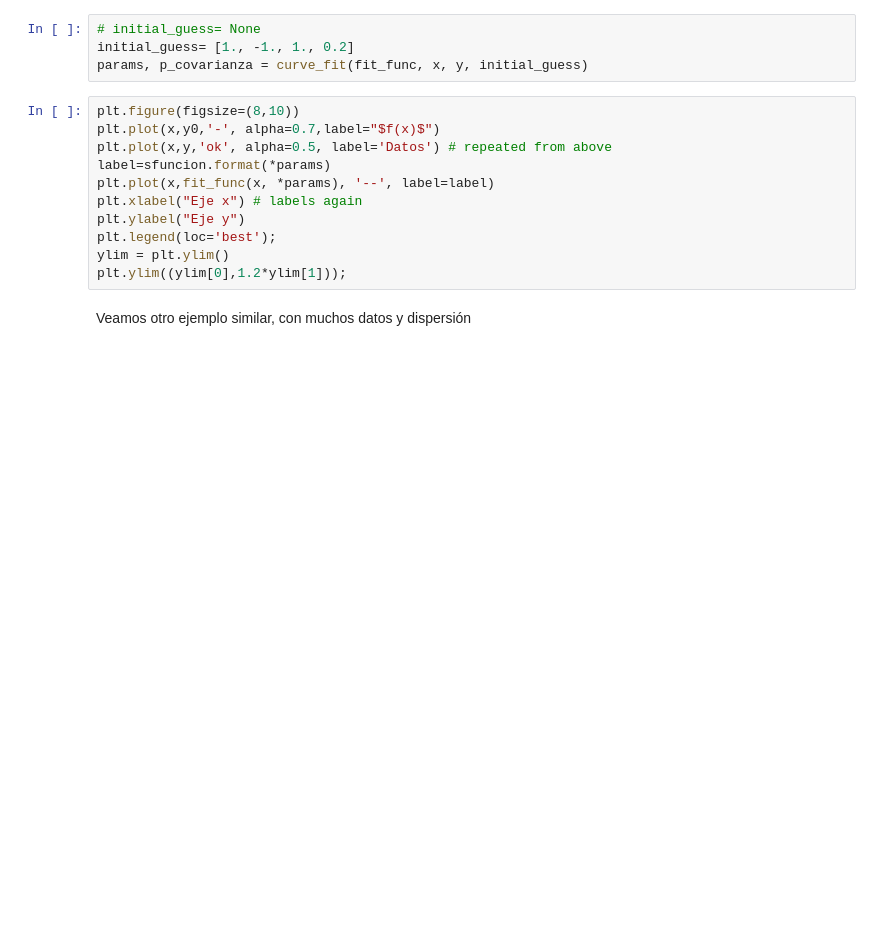
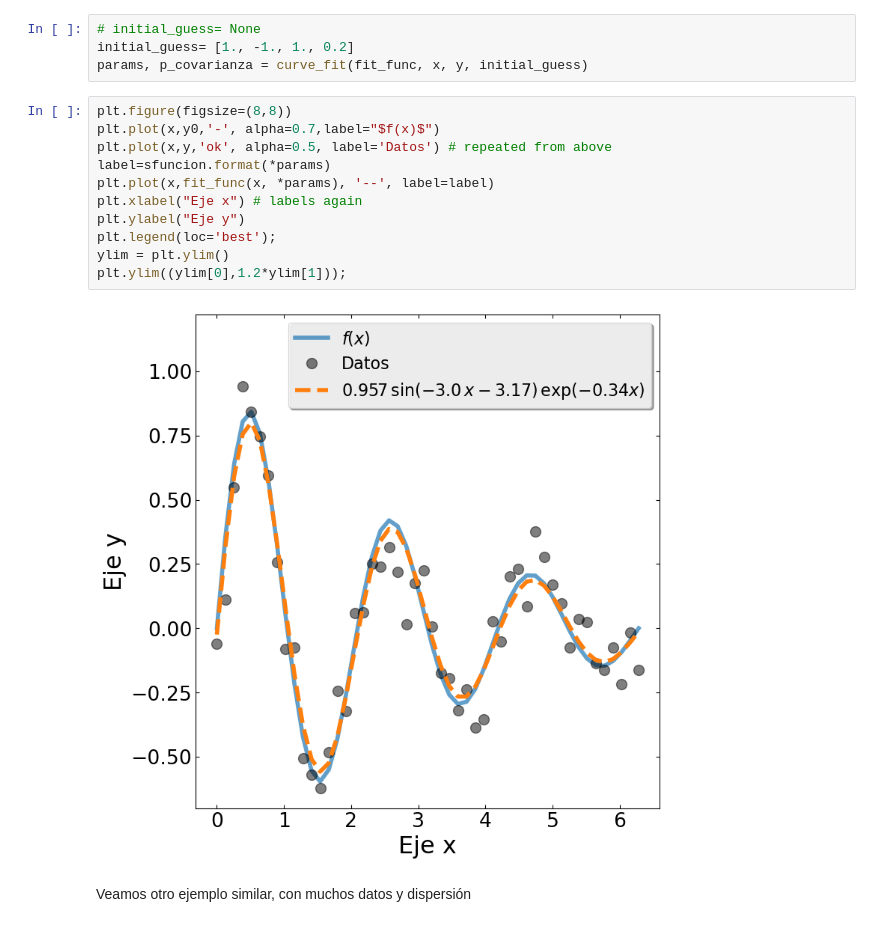
Before and after one commit to fiolj/intro-python-IB, a Jupyter notebook: clases/13_fiteos.ipynb, the cells around one changed output. Cells and saved outputs as stored; diff of their text form; blank space fills up the shorter version.

```diff
--- a/clases/13_fiteos.ipynb
+++ b/clases/13_fiteos.ipynb
@@ -833,16 +843,18 @@ Ya tenemos los valores a ajustar guardados en arrays `x` e `y`
 initial_guess= [1., -1., 1., 0.2]
 params, p_covarianza = curve_fit(fit_func, x, y, initial_guess)
 # %%
-plt.figure(figsize=(8,10))
+plt.figure(figsize=(8,8))
 plt.plot(x,y0,'-', alpha=0.7,label="$f(x)$")
 plt.plot(x,y,'ok', alpha=0.5, label='Datos') # repeated from above
 label=sfuncion.format(*params)
 plt.plot(x,fit_func(x, *params), '--', label=label)
 plt.xlabel("Eje x") # labels again
 plt.ylabel("Eje y")
 plt.legend(loc='best');
 ylim = plt.ylim()
 plt.ylim((ylim[0],1.2*ylim[1]));
+# %% [output]
+[figure, added]
 # %% [markdown]
 Veamos otro ejemplo similar, con muchos datos y dispersión
 # %%
```
Also changed, not shown: parts of 19 cells of this notebook, 14 other files.
